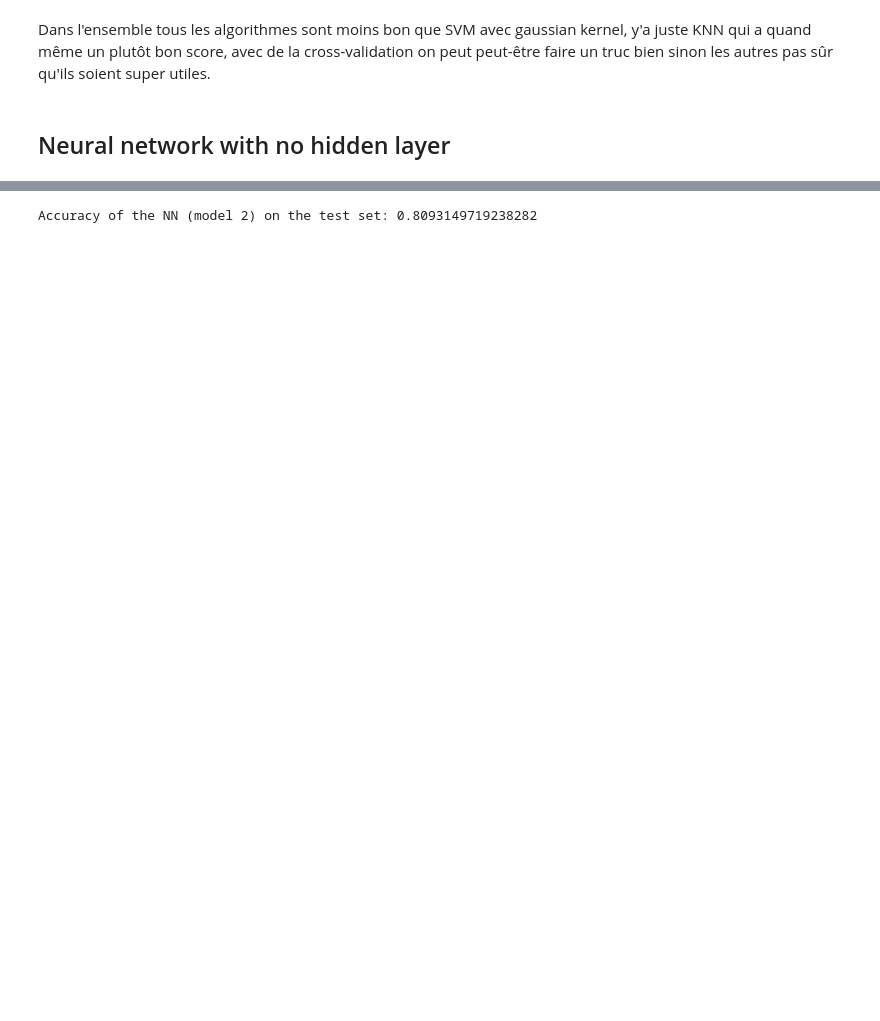
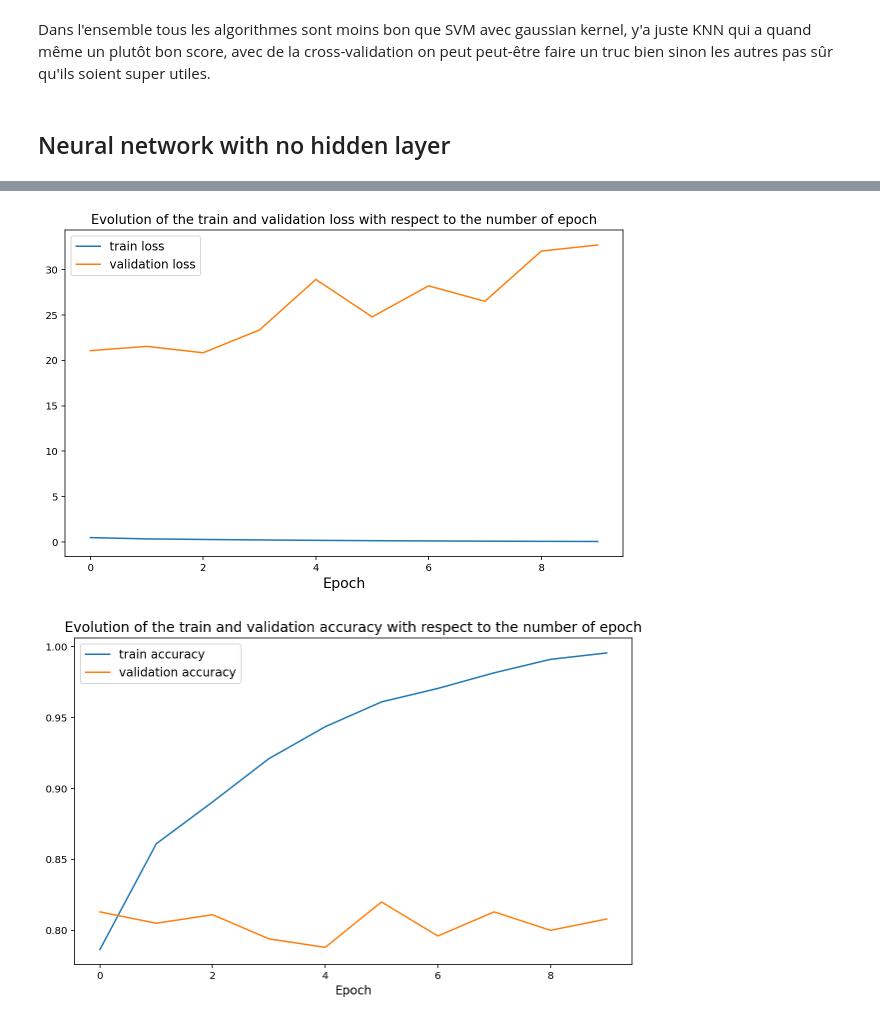
Before and after one commit to Victor-Manach/SD210, a Jupyter notebook: Binary_classification.ipynb, the cells around one changed output, grey strips where cells are left out. Cells and saved outputs as stored; diff of their text form; code cells hidden in the pictures; blank space fills up the shorter version.

```diff
--- a/Binary_classification.ipynb
+++ b/Binary_classification.ipynb
@@ -198,4 +190,0 @@ nb_clf.score(X_test, y_test)
-# %%
-from sklearn.ensemble import RandomForestRegressor
-rf_clf = RandomForestRegressor(n_estimators = 10, random_state = 1)
-rf_clf.fit(X_train, y_train)
@@ -238,16 +210,18 @@ y_test_NN = to_categorical(y_test)
 
 X_train = (X_train-np.mean(X_train, axis=1, keepdims=True))/np.std(X_train, axis=1, keepdims=True)
 # %%
-model_1 = Sequential()
+model = Sequential()
 input_shape = 784
+layer_1_shape = 300
 output_shape = 2
-model_1.add(Dense(input_shape, activation='relu', input_shape=(input_shape,)))
-model_1.add(Dense(output_shape, activation='sigmoid'))
+model.add(Dense(layer_1_shape, activation='relu', input_dim=input_shape))
+model.add(Dense(output_shape, activation='sigmoid'))
 # %%
 sgd = optimizers.SGD(learning_rate=0.01)
-model_1.compile(loss='categorical_crossentropy', optimizer=sgd, metrics=['accuracy'])
+model.compile(loss='categorical_crossentropy', optimizer=sgd, metrics=['accuracy'])
 # %%
+%%time
 epochs=10
-history_1 = model_1.fit(X_train, y_train_NN, epochs=epochs, batch_size=10, validation_split=0.2)
+history = model.fit(X_train, y_train_NN, epochs=epochs, batch_size=10, validation_data=(X_test, y_test_NN))
 # %% [output]
 Epoch 1/10
@@ -313,4 +244,23 @@ Epoch 10/10
-# %%
-print('Accuracy of the NN (model 2) on the test set:',1-(np.sum(abs(model_2.predict(X_test)-y_test_NN))/2)/len(y_test_NN))
-# %% [output]
-Accuracy of the NN (model 2) on the test set: 0.8093149719238282
+# %%
+plt.figure(figsize=(10,6))
+
+plt.plot(history.history['loss'], label='train loss')
+plt.plot(history.history['val_loss'], label='validation loss')
+plt.xlabel('Epoch', size=14)
+plt.title('Evolution of the train and validation loss with respect to the number of epoch', size=13)
+
+plt.legend(fontsize=12)
+plt.show()
+
+plt.figure(figsize=(10,6))
+
+plt.plot(history.history['accuracy'], label='train accuracy')
+plt.plot(history.history['val_accuracy'], label='validation accuracy')
+plt.xlabel('Epoch', size=12)
+plt.title('Evolution of the train and validation accuracy with respect to the number of epoch', size=14)
+
+plt.legend(fontsize=12)
+plt.show()
+# %% [output]
+[figure, added]
+[figure, added]
```
Also changed, not shown: parts of 32 cells of this notebook, 2 other files.
